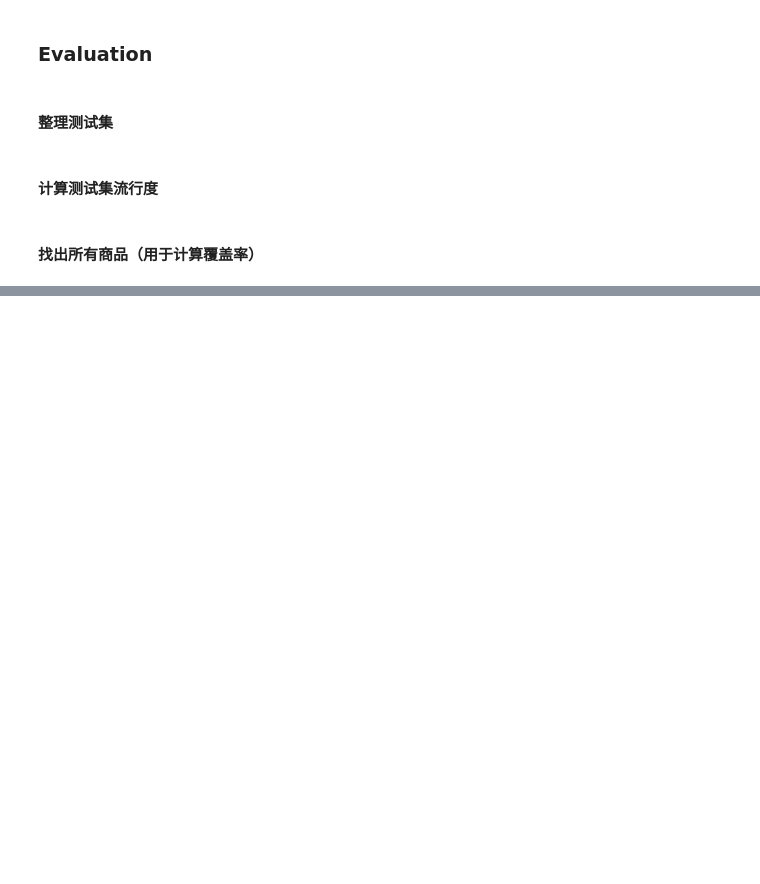
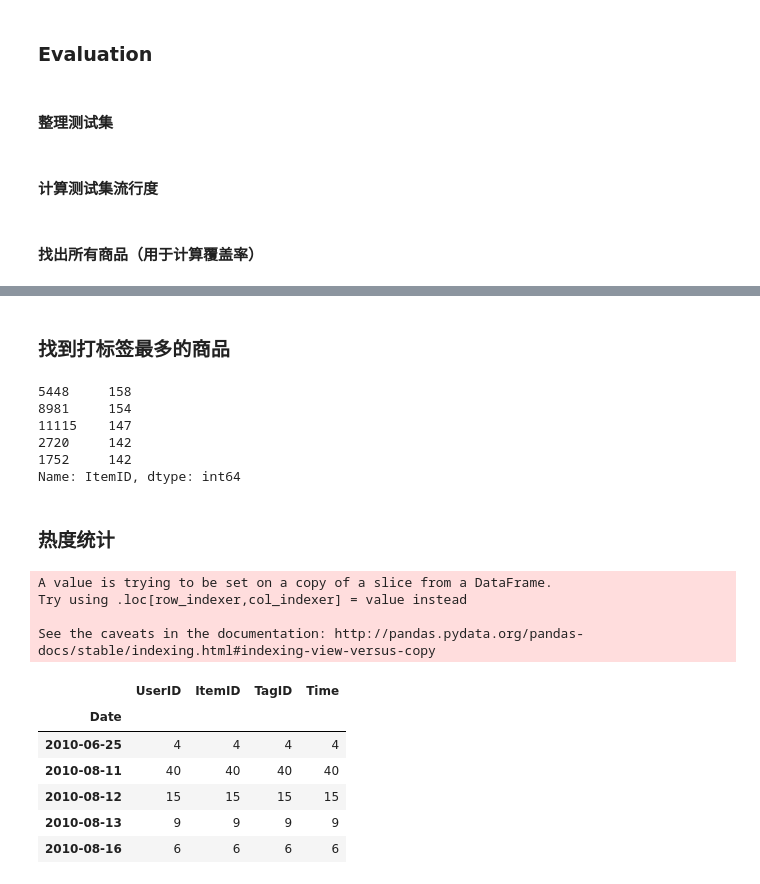
Before and after one commit to qcymkxyc/RecSys, a Jupyter notebook: Recommend System.ipynb, the cells around one changed output, grey strips where cells are left out. Saved outputs shown, nothing was run; the diff lists cells and outputs as text; code cells hidden in the pictures; blank space fills up the shorter version.

```diff
--- a/Recommend System.ipynb
+++ b/Recommend System.ipynb
@@ -1014,0 +1041,30 @@ print("Popularity : {}".format(popularity))
+# %% [markdown]
+### 找到打标签最多的商品
+# %%
+tag_time_df.ItemID.value_counts().head()
+# %% [output]
+5448     158
+8981     154
+11115    147
+2720     142
+1752     142
+Name: ItemID, dtype: int64
+# %% [markdown]
+### 热度统计
+# %%
+Item_5448 = tag_time_df.loc[tag_time_df.ItemID == 5448]
+Item_5448["Date"] = Item_5448.Time.apply(lambda x: x.date())
+Item_5448 = Item_5448.groupby("Date",sort=True).count()
+Item_5448.head()
+# %% [output]
+A value is trying to be set on a copy of a slice from a DataFrame.
+Try using .loc[row_indexer,col_indexer] = value instead
+
+See the caveats in the documentation: http://pandas.pydata.org/pandas-docs/stable/indexing.html#indexing-view-versus-copy
+|  | UserID | ItemID | TagID | Time |
+| Date |  |  |  |  |
+| 2010-06-25 | 4 | 4 | 4 | 4 |
+| 2010-08-11 | 40 | 40 | 40 | 40 |
+| 2010-08-12 | 15 | 15 | 15 | 15 |
+| 2010-08-13 | 9 | 9 | 9 | 9 |
+| 2010-08-16 | 6 | 6 | 6 | 6 |
```
Also changed, not shown: parts of 7 cells of this notebook, 13 other files.
